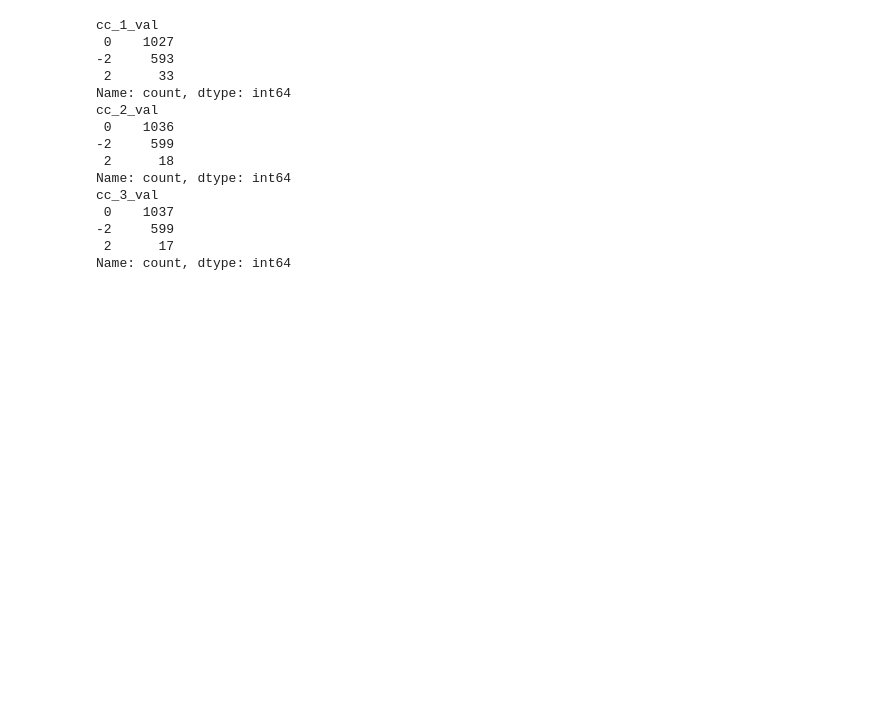
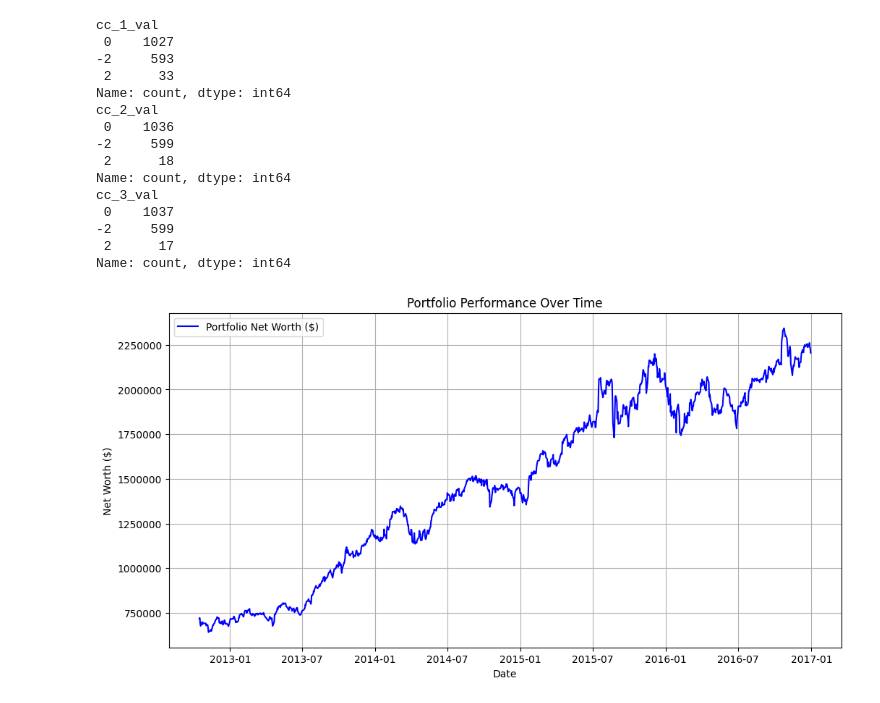
Before and after one commit to myonster/eventbasedbacktester, a Jupyter notebook: IS4226 - Final-Term Project/Group6_FinalTerm.ipynb, the cells around one changed output. Drawn from its saved outputs; the diff is of its cells as text; code cells hidden in the pictures; blank space fills up the shorter version.

Commit message:
Skeletal Backtest structure with BUY & HOLD (NO SIGNALS) split equally between stocks

```diff
--- a/IS4226 - Final-Term Project/Group6_FinalTerm.ipynb
+++ b/IS4226 - Final-Term Project/Group6_FinalTerm.ipynb
@@ -324,17 +324,65 @@ cc_3_val
 -2     599
  2      17
 Name: count, dtype: int64
-# %%
-class Backtest():
-    def __init__(self, portfolio):
-        self.portfolio = portfolio
-
-        self.cash = {}    # dict to track cash
-        self.positions = {}  # dict to track stocks
-
-    def __repr__(self):
-        return f"Backtest(portfolio={self.portfolio})"
-
-#testing >>
-bt = Backtest(CC_RSI_portfolio)
-print(bt)
+# %%
+from matplotlib.ticker import FormatStrFormatter
+
+# A simple backtest mechnism -> right there is no buy/sell -> just buy and hold
+
+class Backtest():
+    def __init__(self, portfolio):
+        self.portfolio = portfolio
+        self.positions = self.initialize_positions() # dict to track position
+        self.net_worth_over_time = {}
+
+    def initialize_positions(self):
+        initial_investment_per_stock = self.portfolio.initial_capital / len(self.portfolio.stocks)
+        positions = {}
+        for stock_symbol, stock_obj in self.portfolio.stocks.items():
+            positions[stock_symbol] = initial_investment_per_stock / stock_obj.data['Close_Price'].iloc[0] # buy shares @ first close price
+        return positions
+
+    def compute_net_worth(self, date):
+        stock_values = [self.positions[symbol] * stock.data["Close_Price"].loc[date] for symbol, stock in self.portfolio.stocks.items() if date in stock.data.index]
+        cash_value = sum(stock_values)
+        return cash_value
+
+    def compute_and_store_net_worth(self):
+        available_dates = sorted(list(self.portfolio.stocks.values())[0].data.index)
+        for date in available_dates:
+            self.net_worth_over_time[date] = self.compute_net_worth(date)
+
+    def plot_portfolio_performance(self):
+        self.compute_and_store_net_worth()
+        dates = sorted(self.net_worth_over_time.keys())
+        net_worth = [self.net_worth_over_time[date] for date in dates]
+
+        plt.figure(figsize=(12,6))
+        plt.plot(dates, net_worth, label='Portfolio Net Worth ($)', color='blue')
+        plt.xlabel('Date')
+        plt.ylabel('Net Worth ($)')
+        plt.title('Portfolio Performance Over Time')
+        plt.legend()
+        plt.grid(True)
+
+        ax = plt.gca()
+        ax.yaxis.set_major_formatter(FormatStrFormatter('%.0f'))
+
+        plt.show()
+
+    def get_net_worth_table(self, top_n=None):
+        # dict to pd frame
+        df = pd.DataFrame.from_dict(self.net_worth_over_time, orient='index', columns=['Net Worth'])
+        df.index.name = 'Date'
+
+        if top_n:
+            display(df.head(top_n))
+        else:
+            display(df)
+
+### TEST ###
+bt = Backtest(CC_RSI_portfolio)
+bt.plot_portfolio_performance()
+bt.get_net_worth_table(top_n=10)
+# %% [output]
+[figure, added]
```
Also changed, not shown: parts of 1 cell of this notebook.
